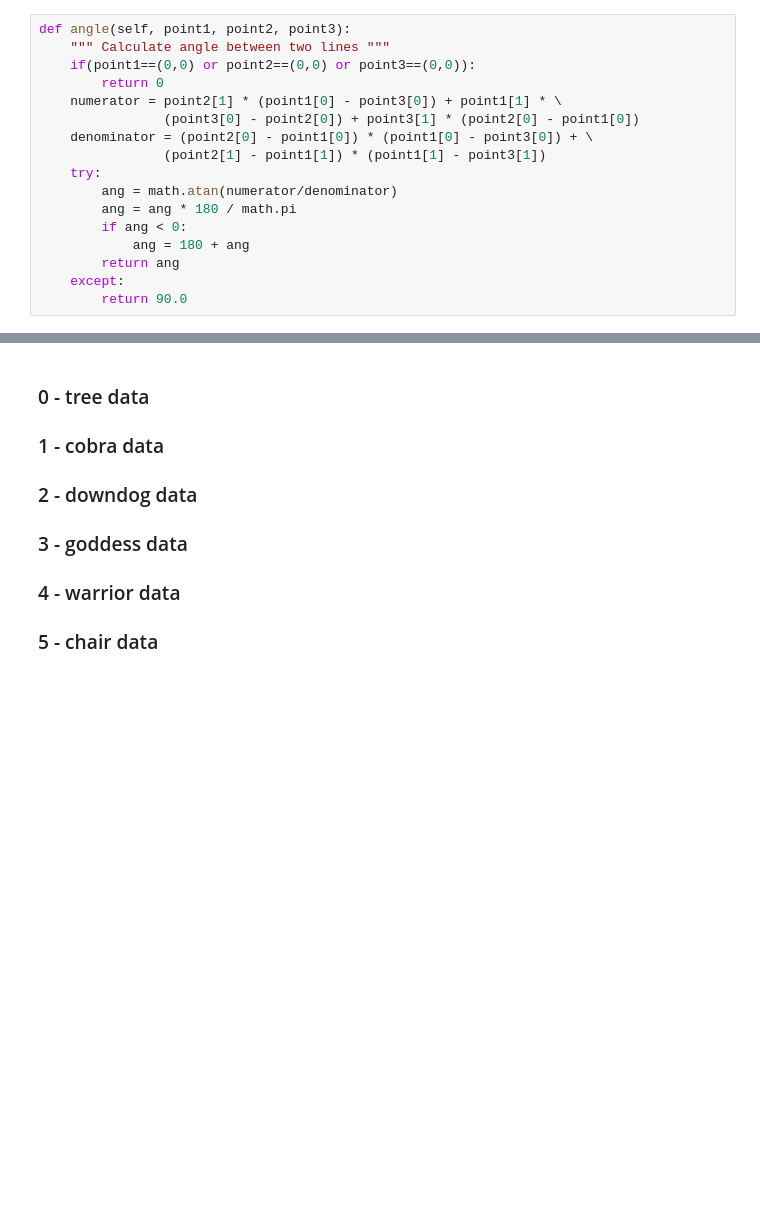
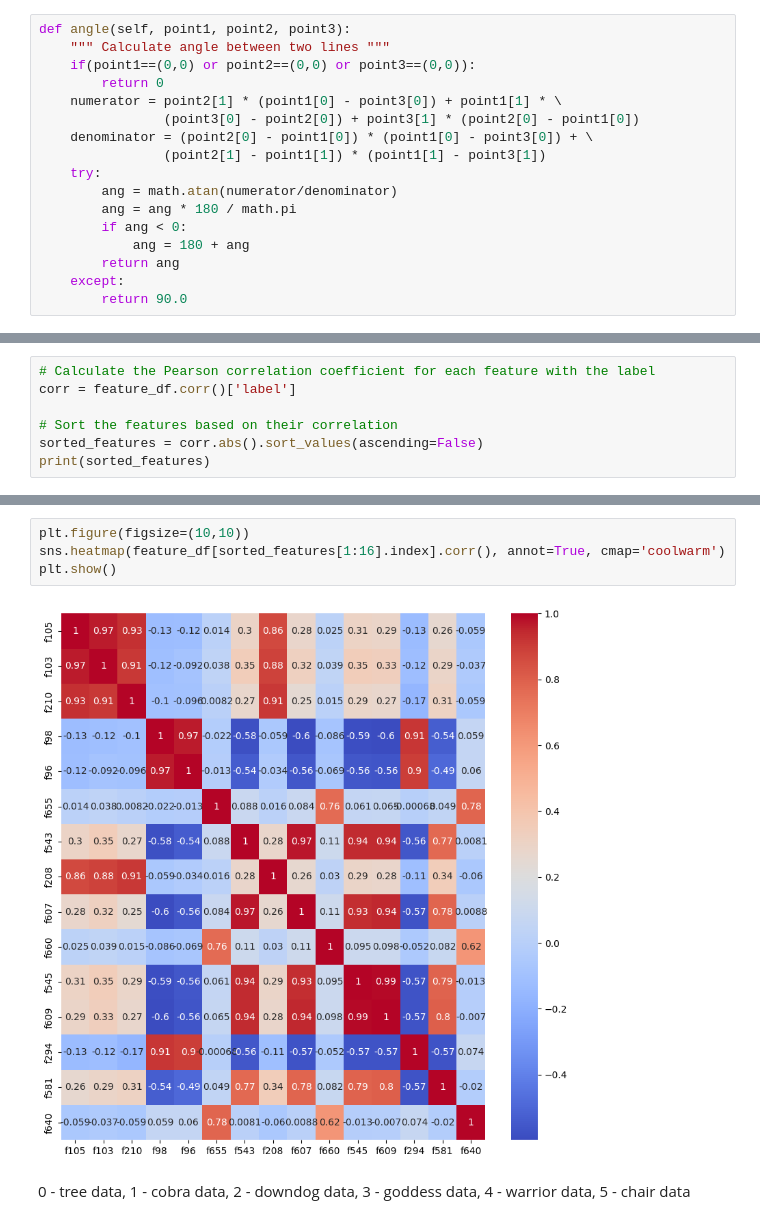
Before and after one commit to gadhvirushiraj/PosePilot, a Jupyter notebook: feature_analysis.ipynb, the cells around one changed output, grey strips where cells are left out. Cells and saved outputs as stored; diff of their text form; blank space fills up the shorter version.

```diff
--- a/feature_analysis.ipynb
+++ b/feature_analysis.ipynb
@@ -138,0 +172,7 @@ feature_class.to_csv('/Users/priyanshdesai07/Plaksha/MLPR/Project/YogaPal/featur
+# %%
+# Calculate the Pearson correlation coefficient for each feature with the label
+corr = feature_df.corr()['label']
+
+# Sort the features based on their correlation
+sorted_features = corr.abs().sort_values(ascending=False)
+print(sorted_features)
@@ -139,7 +212,8 @@ feature_class.to_csv('/Users/priyanshdesai07/Plaksha/MLPR/Project/YogaPal/featur
+# %%
+plt.figure(figsize=(10,10))
+sns.heatmap(feature_df[sorted_features[1:16].index].corr(), annot=True, cmap='coolwarm')
+plt.show()
+# %% [output]
+[figure, added]
 # %% [markdown]
-### 0 - tree data
-### 1 - cobra data
-### 2 - downdog data
-### 3 - goddess data
-### 4 - warrior data
-### 5 - chair data
+0 - tree data, 1 - cobra data, 2 - downdog data, 3 - goddess data, 4 - warrior data, 5 - chair data
```
Also changed, not shown: parts of 18 cells of this notebook, 4 other files.
